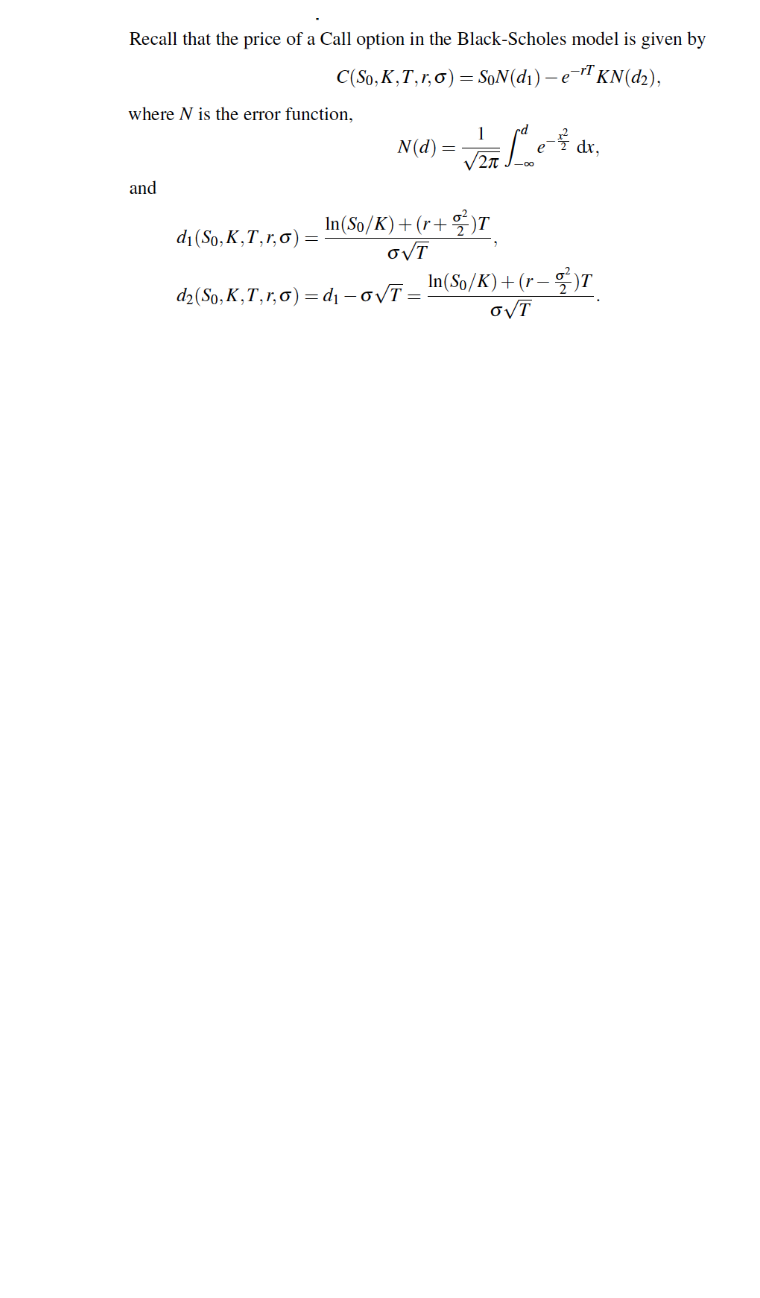
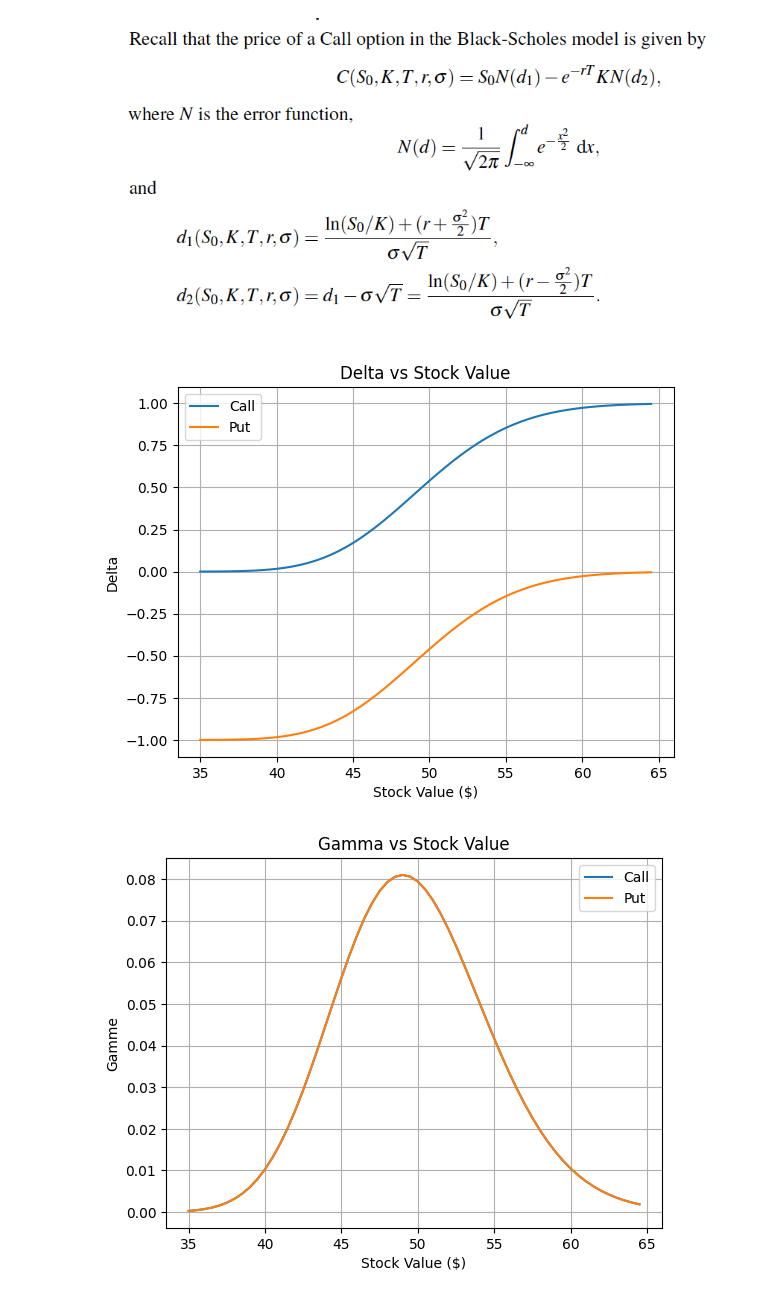
Before and after one commit to sabvan/QuantProjects, a Jupyter notebook: greeks.ipynb, the cells around one changed output. Saved outputs shown, nothing was run; the diff lists cells and outputs as text; code cells hidden in the pictures; blank space fills up the shorter version.

Commit message:
greeks finished

```diff
--- a/greeks.ipynb
+++ b/greeks.ipynb
@@ -30,19 +30,18 @@ def putBS(K, s0, T, r, sigma):
     return price
 # %%
 def callGreeks(K, s0, T, r, sigma):
-    d = (lambda i: np.log(s0/K) +  (r - (-1)**i * (sigma**2)/2) * T) (sigma * math.sqrt(T))
+    d = lambda i: (np.log(s0/K) +  (r - (-1)**i * (sigma**2)/2) * T)/(sigma * math.sqrt(T))
     deltaC = nm.cdf(d(1))
     gammaC = nm.pdf(d(1)) / (s0 * sigma * np.sqrt(T))
     thetaC = (- sigma * s0 * nm.pdf(d(1))) / (2 * np.sqrt(T)) - r * K * np.exp(-r * T) * nm.cdf(d(2))
     vegaC = s0 * math.sqrt(T) * nm.pdf(d(1))
 
     call = np.array([deltaC, gammaC, thetaC, vegaC])
-    print(call)
 
     return call
 # %%
 def putGreeks(K, s0, T, r, sigma):
-    d = (lambda i: np.log(s0/K) +  (r - (-1)**i * (sigma**2)/2) * T) (sigma * math.sqrt(T))
+    d = lambda i: (np.log(s0/K) +  (r - (-1)**i * (sigma**2)/2) * T)/ (sigma * math.sqrt(T))
     deltaP = nm.cdf(d(1)) - 1
     gammaP = nm.pdf(d(1)) / (s0 * sigma * np.sqrt(T))
     thetaP = -((s0 * nm.pdf(d(1)) * sigma) / (2 * np.sqrt(T))) + r * K * np.exp(-r * T) * nm.cdf(-d(2))
@@ -51,3 +50,66 @@ def putGreeks(K, s0, T, r, sigma):
     put = np.array([deltaP, gammaP, thetaP, vegaP])
 
     return put
+# %%
+# arbitrary values
+K = 50
+r = 0.02
+T = 0.25
+sigma = 0.2
+
+s0 = np.arange(35, 65, 0.5)
+callG = []
+putG = []
+
+# calculate greeks based on differnet stock values
+for value in s0:
+    temp = callGreeks(K, value, T, r, sigma)
+    callG.append(callGreeks(K, value, T, r, sigma))
+    putG.append(putGreeks(K, value, T, r, sigma))
+
+callG = np.array(callG)
+putG = np.array(putG)
+callD = callG[:, 0]
+
+# delta vs s0
+plt.plot(s0, callG[:, 0], label='Call')
+plt.plot(s0, putG[:, 0], label='Put')
+plt.grid(True)
+plt.legend()
+plt.xlabel("Stock Value ($)")
+plt.ylabel("Delta")
+plt.title("Delta vs Stock Value")
+plt.show()
+
+# gamma vs s0
+plt.plot(s0, callG[:, 1], label='Call')
+plt.plot(s0, putG[:, 1], label='Put')
+plt.grid(True)
+plt.legend()
+plt.xlabel("Stock Value ($)")
+plt.ylabel("Gamme")
+plt.title("Gamma vs Stock Value")
+plt.show()
+
+# theta vs s0
+plt.plot(s0, callG[:, 2], label='Call')
+plt.plot(s0, putG[:, 2], label='Put')
+plt.grid(True)
+plt.legend()
+plt.xlabel("Stock Value ($)")
+plt.ylabel("Theta")
+plt.title("Theta vs Stock Value")
+plt.show()
+
+# vega vs s0
+plt.plot(s0, callG[:, 3], label='Call')
+plt.plot(s0, putG[:, 3], label='Put')
+plt.grid(True)
+plt.legend()
+plt.xlabel("Stock Value ($)")
+plt.ylabel("Vega")
+plt.title("Vega vs Stock Value")
+plt.show()
+# %% [output]
+[figure, added]
+[figure, added]
```
Also changed, not shown: parts of 4 cells of this notebook.
